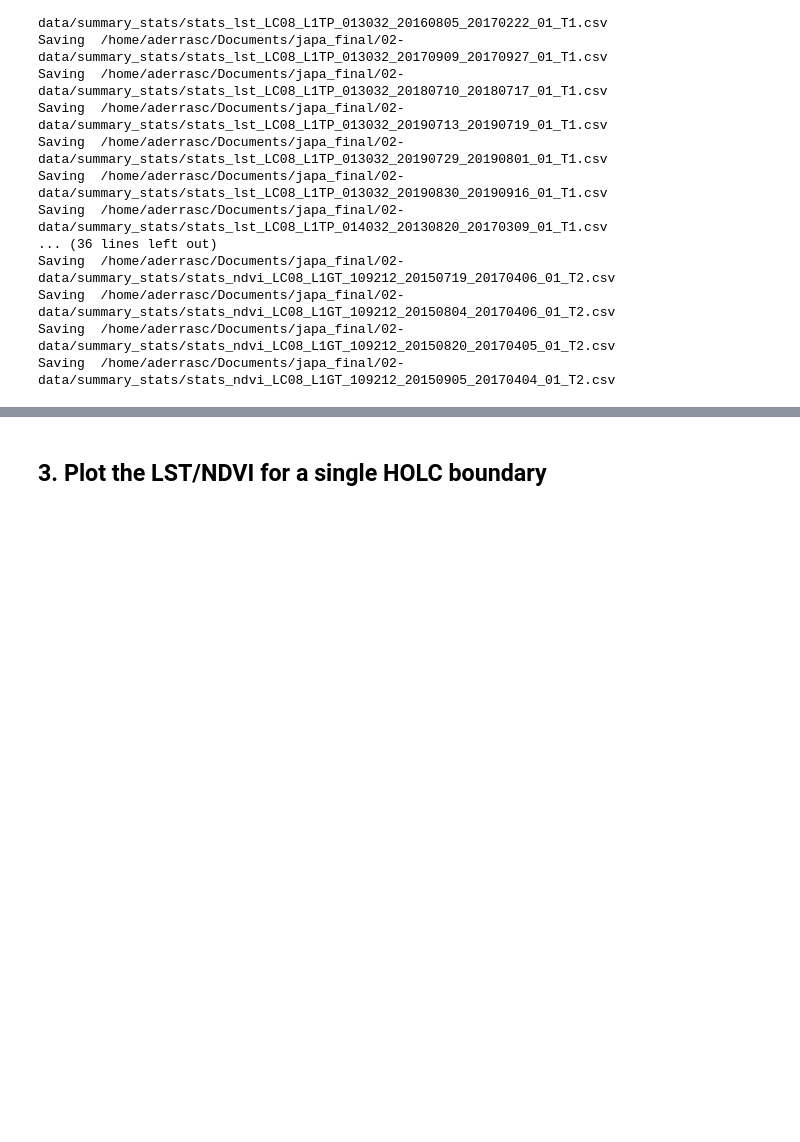
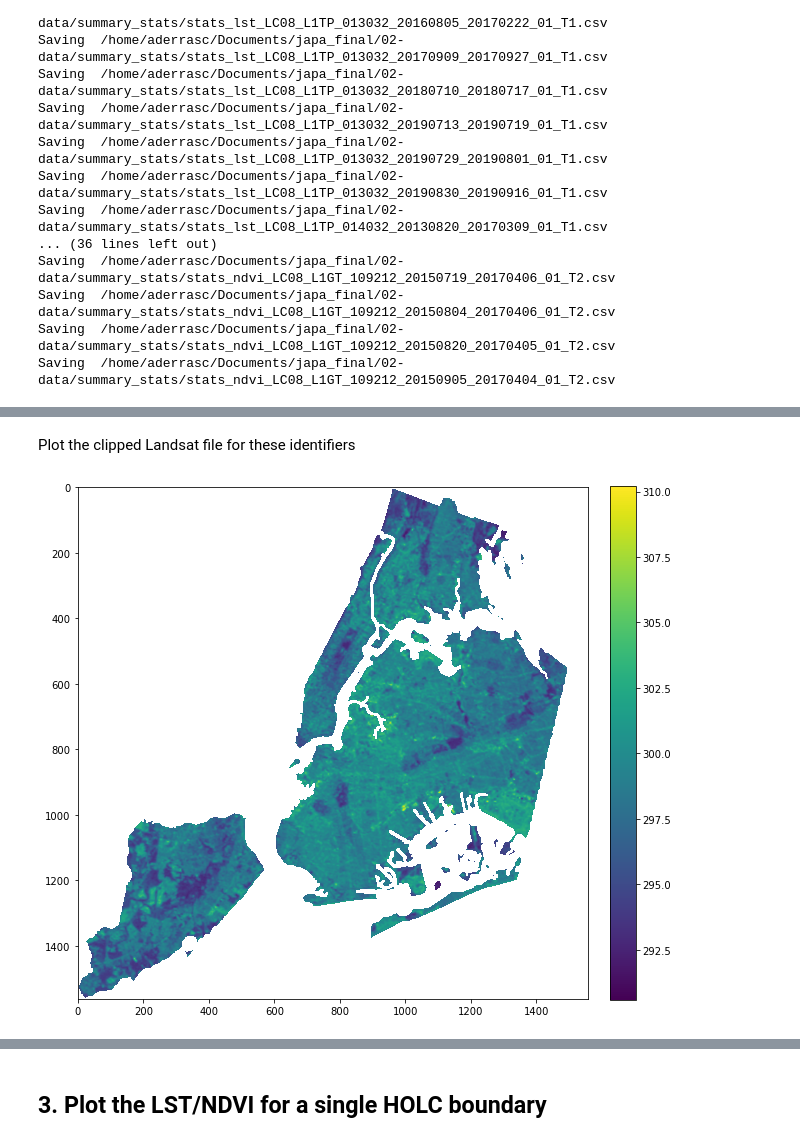
Before and after one commit to aderras/nyc-lst-ndvi, a Jupyter notebook: 00-notebooks/4_compute_summary_stats.ipynb, the cells around one changed output, grey strips where cells are left out. Drawn from its saved outputs; the diff is of its cells as text; code cells hidden in the pictures; blank space fills up the shorter version.

```diff
--- a/00-notebooks/4_compute_summary_stats.ipynb
+++ b/00-notebooks/4_compute_summary_stats.ipynb
@@ -181,3 +230,31 @@ Saving  /home/aderrasc/Documents/japa_final/02-data/summary_stats/stats_ndvi_LC0
+# %% [markdown]
+Plot the clipped Landsat file for these identifiers
+# %%
+"""
+Get the filenames of clipped LST data for the dates which have nan values
+"""
+dates_nan = [x.split("_")[7] for x in fnames_nan]
+clipped_landsat_filenames = []
+helpers.get_filenames(DIR_LST_CLIPPED_NYC, clipped_landsat_filenames)
+fnames_nan = []
+for fname in clipped_landsat_filenames:
+    for date in dates_nan:
+        if date in fname:
+            fnames_nan.append(fname)
+# %%
+"""
+Select one of the dates to plot
+"""
+select = 4 # OPTIONS: Integer between 0 and 4
+
+################################################################################
+object_to_plot = rxr.open_rasterio(fnames_nan[select], masked=True).squeeze()
+fig = plt.figure(figsize=(10, 10))
+im = plt.imshow(object_to_plot)#, cmap="RdYlBu")#,vmin=-1,vmax=1)
+plt.colorbar(im, fraction=0.046, pad=0.04)
+plt.show()
+# %% [output]
+[figure, added]
 # %% [markdown]
 ## 2. Aggregate the statistics <a id="agg-calc"></a>
 
```
Also changed, not shown: parts of 9 cells of this notebook, 9 other files.
